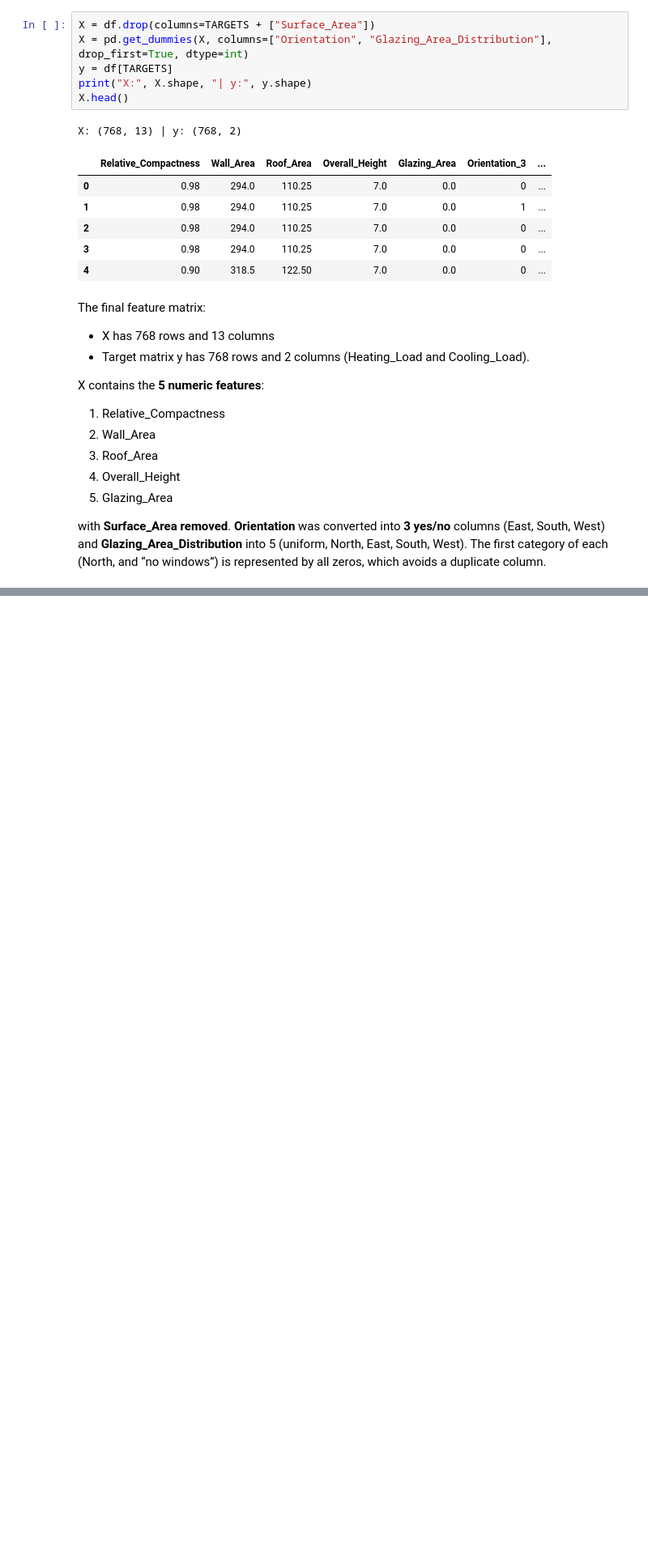
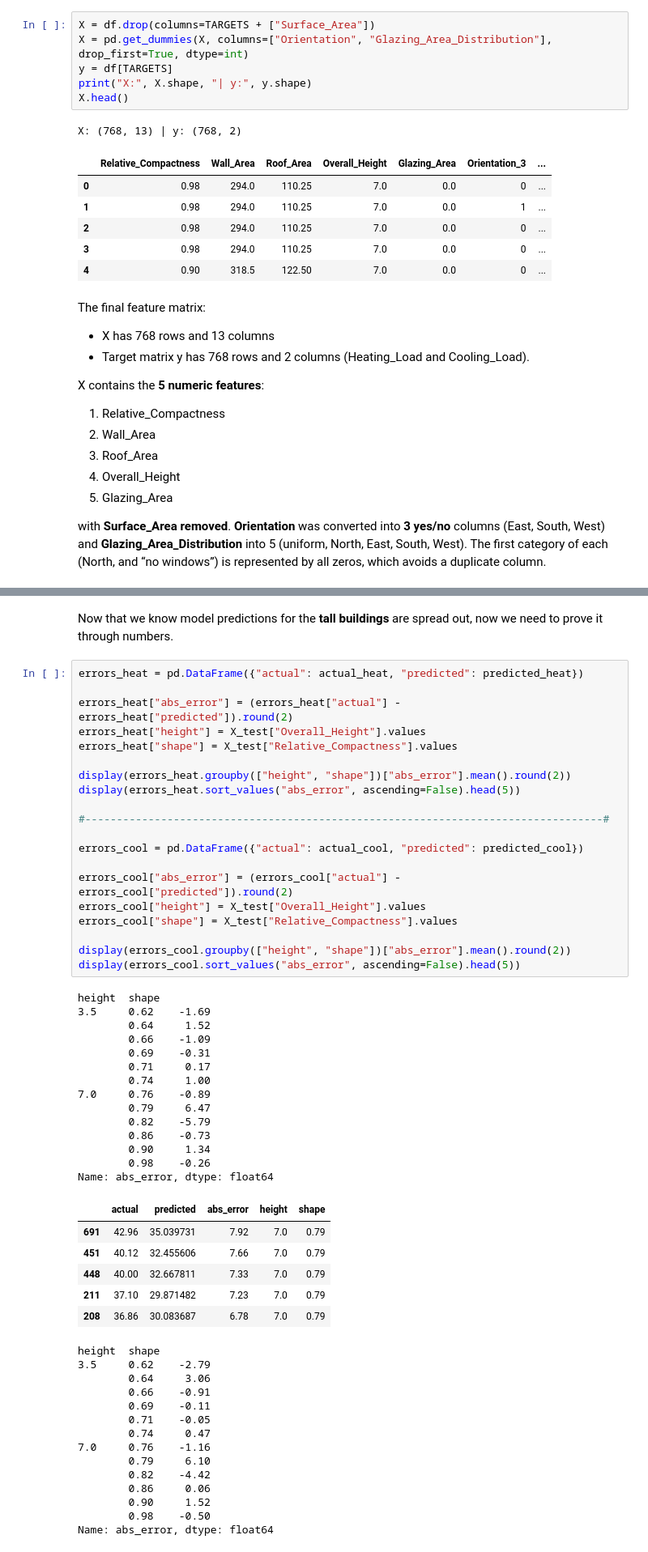
Before and after one commit to iemkhizer/energy-efficiency-regression, a Jupyter notebook: DS25-AS2-ID.ipynb, the cells around one changed output, grey strips where cells are left out. Shown at 81% size. Saved outputs shown, nothing was run; the diff lists cells and outputs as text; blank space fills up the shorter version.

```diff
--- a/DS25-AS2-ID.ipynb
+++ b/DS25-AS2-ID.ipynb
@@ -420,0 +638,57 @@ with **Surface_Area removed**. **Orientation** was converted into **3 yes/no** c
+# %% [markdown]
+Now that we know model predictions for the **tall buildings** are spread out, now we need to prove it through numbers.
+# %%
+errors_heat = pd.DataFrame({"actual": actual_heat, "predicted": predicted_heat})
+
+errors_heat["abs_error"] = (errors_heat["actual"] - errors_heat["predicted"]).round(2)
+errors_heat["height"] = X_test["Overall_Height"].values
+errors_heat["shape"] = X_test["Relative_Compactness"].values
+
+display(errors_heat.groupby(["height", "shape"])["abs_error"].mean().round(2))
+display(errors_heat.sort_values("abs_error", ascending=False).head(5))
+
+#----------------------------------------------------------------------------------#
+
+errors_cool = pd.DataFrame({"actual": actual_cool, "predicted": predicted_cool})
+
+errors_cool["abs_error"] = (errors_cool["actual"] - errors_cool["predicted"]).round(2)
+errors_cool["height"] = X_test["Overall_Height"].values
+errors_cool["shape"] = X_test["Relative_Compactness"].values
+
+display(errors_cool.groupby(["height", "shape"])["abs_error"].mean().round(2))
+display(errors_cool.sort_values("abs_error", ascending=False).head(5))
+# %% [output]
+height  shape
+3.5     0.62    -1.69
+        0.64     1.52
+        0.66    -1.09
+        0.69    -0.31
+        0.71     0.17
+        0.74     1.00
+7.0     0.76    -0.89
+        0.79     6.47
+        0.82    -5.79
+        0.86    -0.73
+        0.90     1.34
+        0.98    -0.26
+Name: abs_error, dtype: float64
+|  | actual | predicted | abs_error | height | shape |
+| 691 | 42.96 | 35.039731 | 7.92 | 7.0 | 0.79 |
+| 451 | 40.12 | 32.455606 | 7.66 | 7.0 | 0.79 |
+| 448 | 40.00 | 32.667811 | 7.33 | 7.0 | 0.79 |
+| 211 | 37.10 | 29.871482 | 7.23 | 7.0 | 0.79 |
+| 208 | 36.86 | 30.083687 | 6.78 | 7.0 | 0.79 |
+height  shape
+3.5     0.62    -2.79
+        0.64     3.06
+        0.66    -0.91
+        0.69    -0.11
+        0.71    -0.05
+        0.74     0.47
+7.0     0.76    -1.16
+        0.79     6.10
+        0.82    -4.42
+        0.86     0.06
+        0.90     1.52
+        0.98    -0.50
+Name: abs_error, dtype: float64
```
Also changed, not shown: parts of 42 cells of this notebook, 1 other file.
